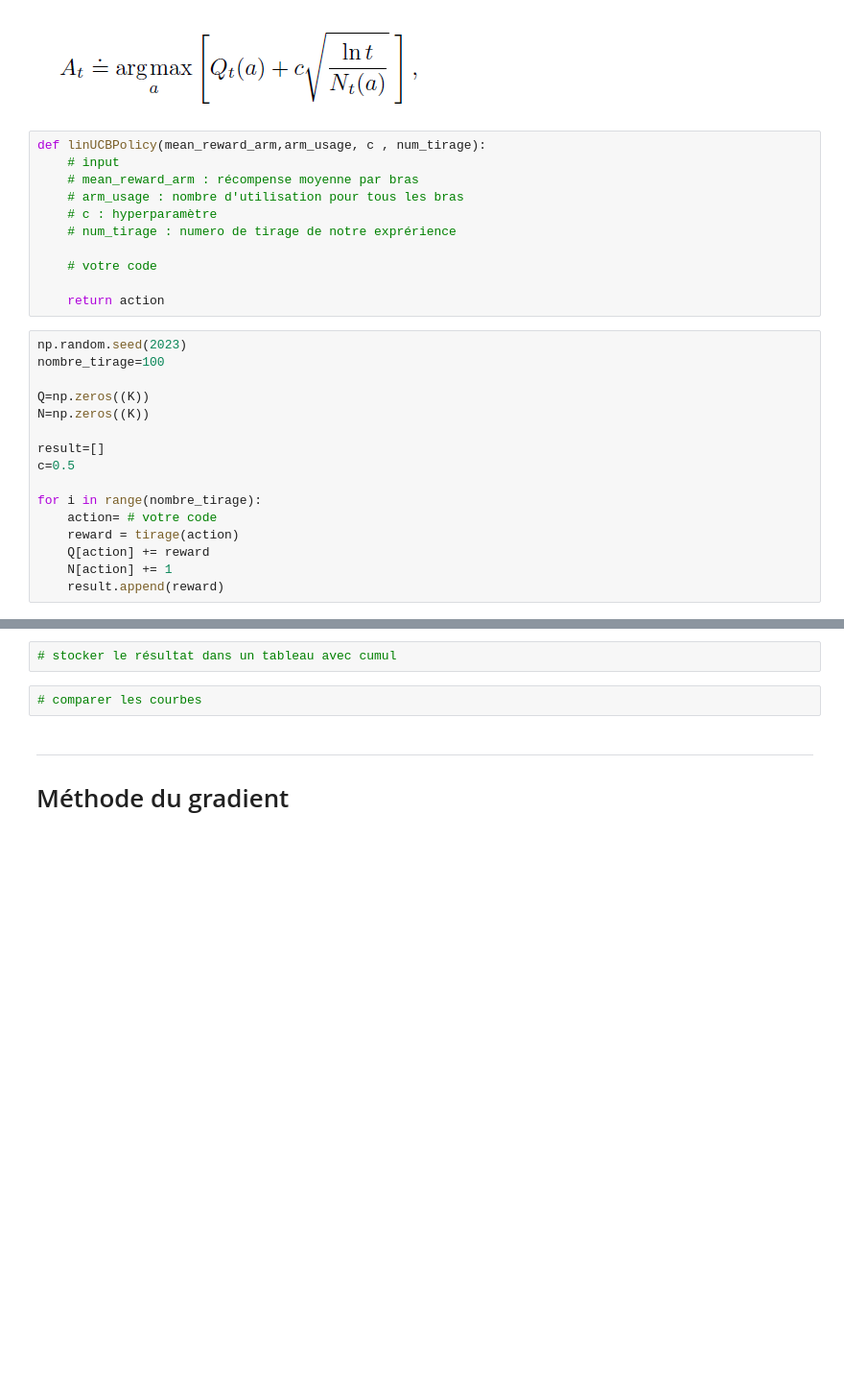
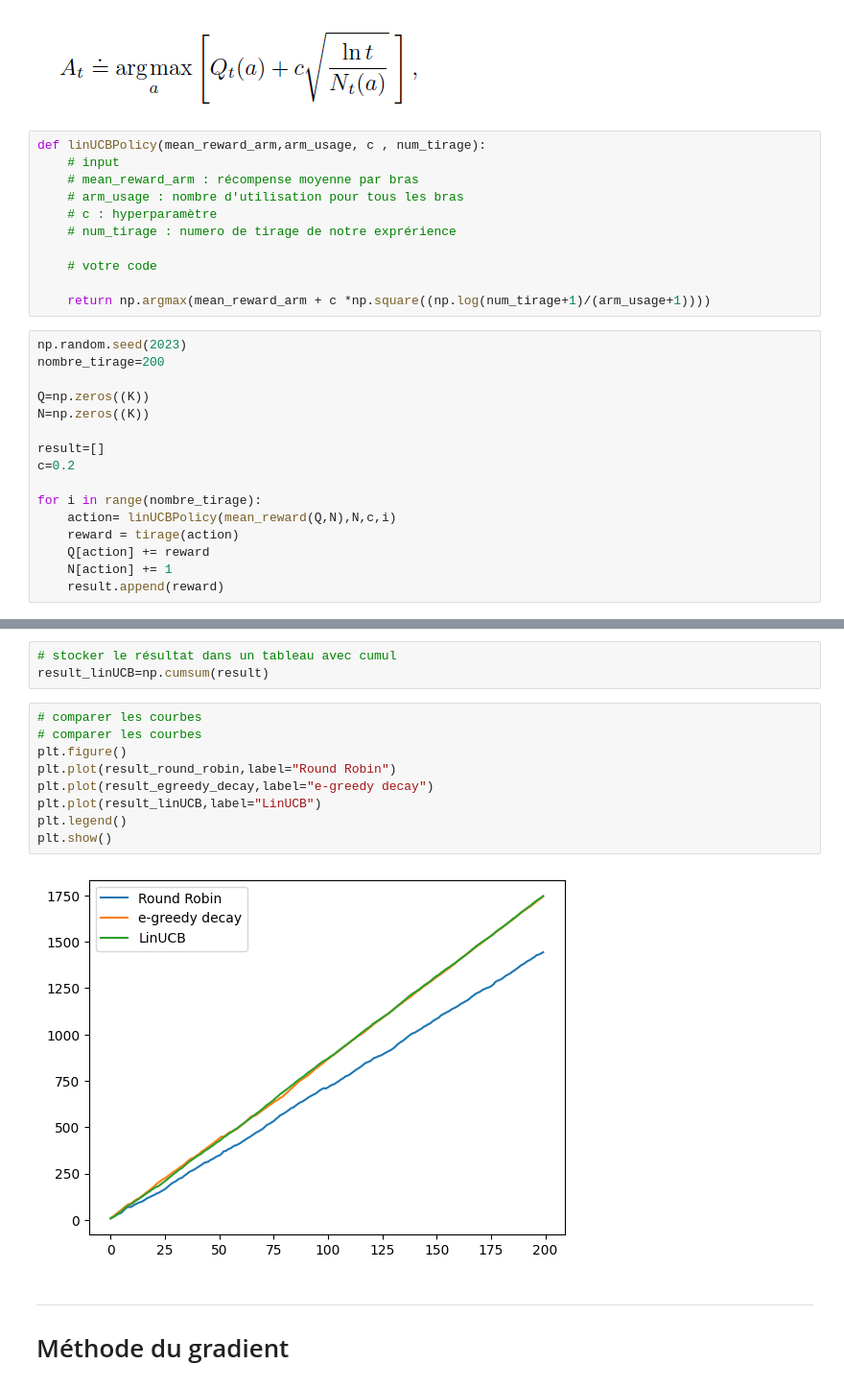
Before and after one commit to zeuzere/a59_2023, a Jupyter notebook: tp2/karm_v0_brut_v2-Cours.ipynb, the cells around one changed output, grey strips where cells are left out. Shown at 96% size. Cells and saved outputs as stored; diff of their text form; blank space fills up the shorter version.

```diff
--- a/tp2/karm_v0_brut_v2-Cours.ipynb
+++ b/tp2/karm_v0_brut_v2-Cours.ipynb
@@ -275,19 +311,19 @@ def linUCBPolicy(mean_reward_arm,arm_usage, c , num_tirage):
 
     # votre code
 
-    return action
+    return np.argmax(mean_reward_arm + c *np.square((np.log(num_tirage+1)/(arm_usage+1))))
 # %%
 np.random.seed(2023)
-nombre_tirage=100
+nombre_tirage=200
 
 Q=np.zeros((K))
 N=np.zeros((K))
 
 result=[]
-c=0.5
+c=0.2
 
 for i in range(nombre_tirage):
-    action= # votre code
+    action= linUCBPolicy(mean_reward(Q,N),N,c,i)
     reward = tirage(action)
     Q[action] += reward
     N[action] += 1
@@ -297,7 +339,17 @@ Q
 # %%
 # stocker le résultat dans un tableau avec cumul
+result_linUCB=np.cumsum(result)
 # %%
 # comparer les courbes
+# comparer les courbes
+plt.figure()
+plt.plot(result_round_robin,label="Round Robin")
+plt.plot(result_egreedy_decay,label="e-greedy decay")
+plt.plot(result_linUCB,label="LinUCB")
+plt.legend()
+plt.show()
+# %% [output]
+[figure, added]
 # %% [markdown]
 ---
 # Méthode du gradient
```
Also changed, not shown: parts of 17 cells of this notebook, 5 other files.
